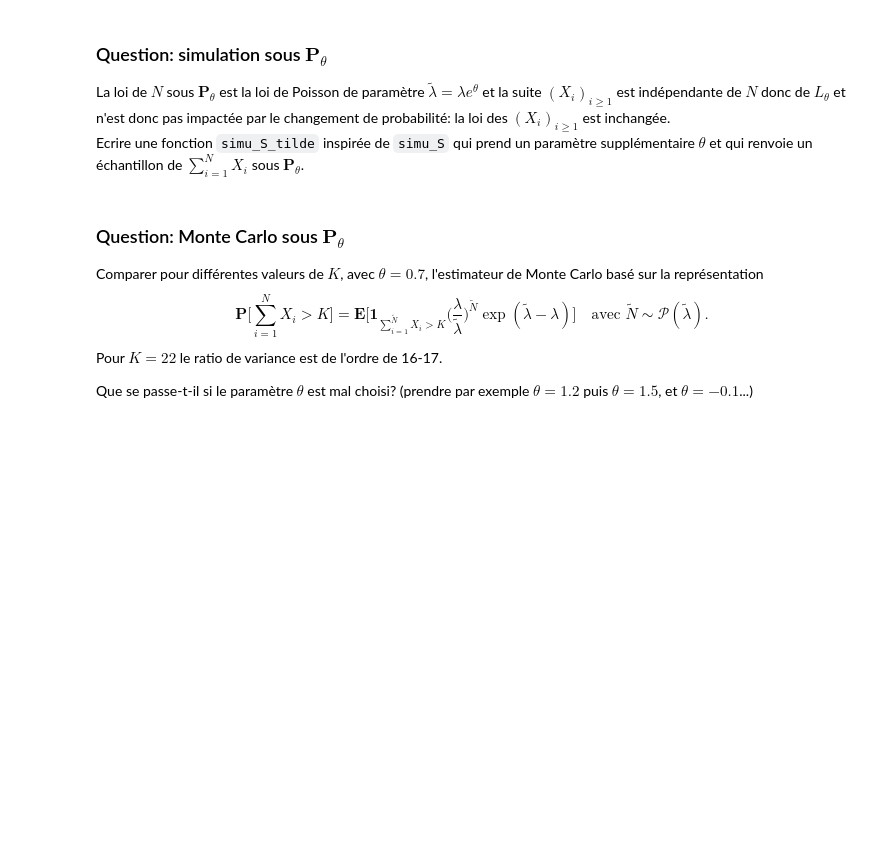
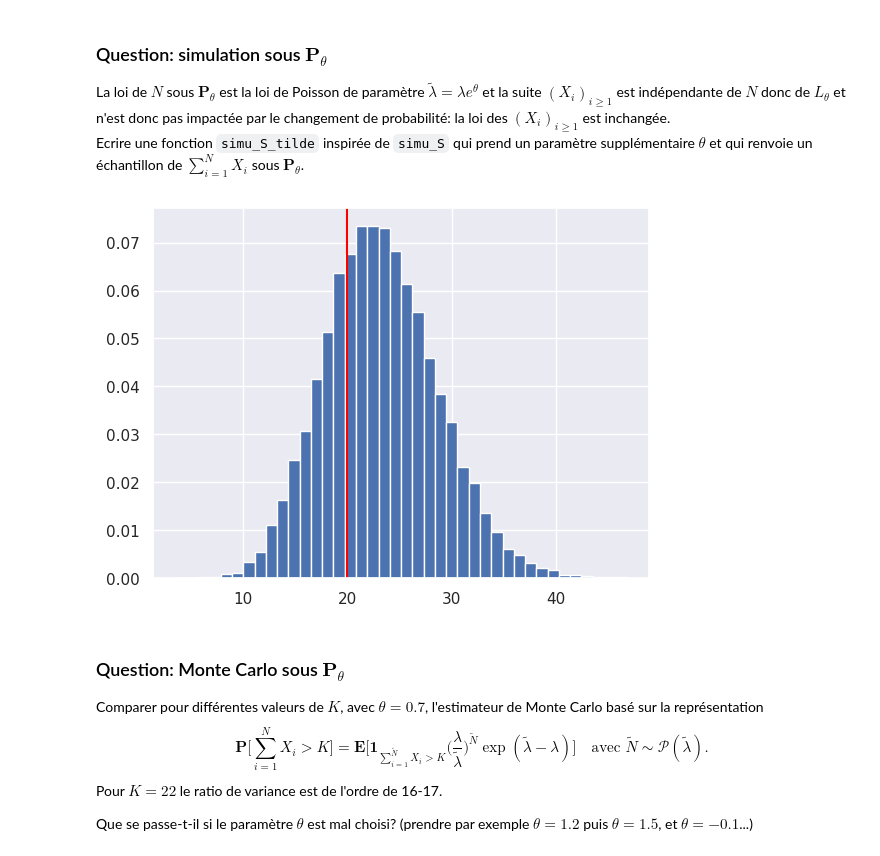
Before and after one commit to RoxaneC/M1-MATHS, a Jupyter notebook: Probabilités_Numériques/TP4/TP4 Sujet.ipynb, the cells around one changed output. Cells and saved outputs as stored; diff of their text form; code cells hidden in the pictures; blank space fills up the shorter version.

```diff
--- a/Probabilités_Numériques/TP4/TP4 Sujet.ipynb
+++ b/Probabilités_Numériques/TP4/TP4 Sujet.ipynb
@@ -274,20 +274,25 @@ La loi de $N$ sous $\mathbf{P}_\theta$ est la loi de Poisson de paramètre $\til
 Ecrire une fonction `simu_S_tilde` inspirée de `simu_S` qui prend un paramètre supplémentaire $\theta$ et qui renvoie un échantillon de $\sum_{i=1}^{N} X_i$ sous $\mathbf{P}_\theta$.
 # %%
 def simu_S_tilde(size, mu, sigma, lambd, theta):
-    #
     lmbda_tilde = lambd*np.exp(theta)
-    sample_N = rng.poisson(size=size,lam=lmbda_tilde)
+    sample_N_tilde = rng.poisson(size=size,lam=lmbda_tilde)
+    sample_S_tilde = np.empty(size)
 
+    for ind,N_tilde in enumerate(sample_N_tilde) :
+        Xn = rng.lognormal(mean=mu, sigma=sigma, size=N_tilde)
+        sample_S_tilde[ind] = np.sum(Xn)
 
-def simu_S(size, mu, sigma, lambd):
-    sample_N = rng.poisson(size=size,lam=lambd)
-    sample_S = np.empty(size)
-
-    for ind,N in enumerate(sample_N) :
-        Xn = rng.lognormal(mean=mu, sigma=sigma, size=N)
-        sample_S[ind] = np.sum(Xn)
-
-    return sample_S
+    return sample_S_tilde, sample_N_tilde
+# %%
+K = 20
+theta = 0.7
+sample_S_tilde = simu_S_tilde(n, mu, sigma, lmbda, theta)[0]
+
+plt.hist(sample_S_tilde, bins=40, density=True)
+plt.axvline(K, color="red")
+plt.show()
+# %% [output]
+[figure, added]
 # %% [markdown]
 ### Question: Monte Carlo sous $\mathbf{P}_\theta$
 
```
Also changed, not shown: parts of 8 cells of this notebook, 10 other files.
